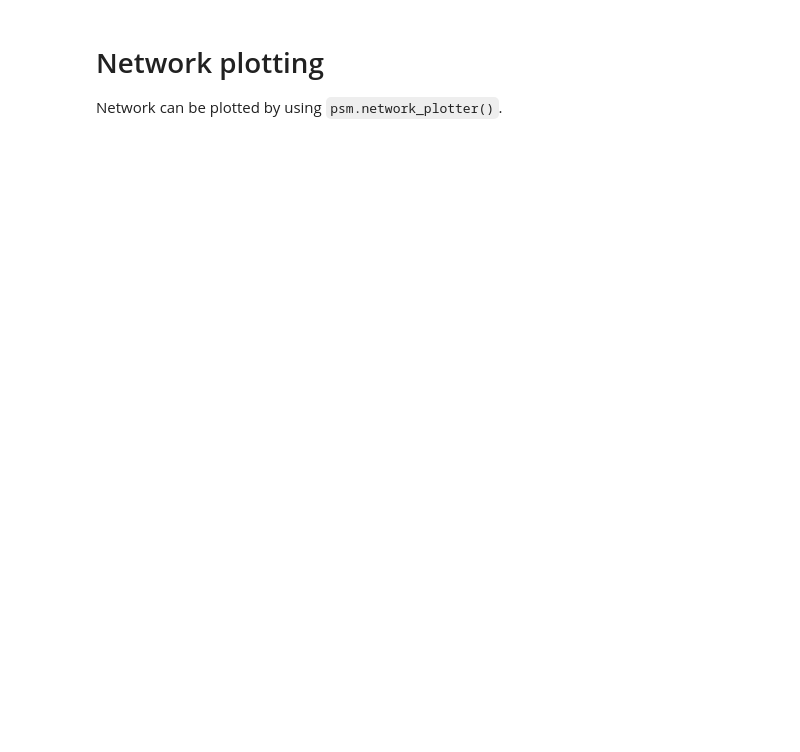
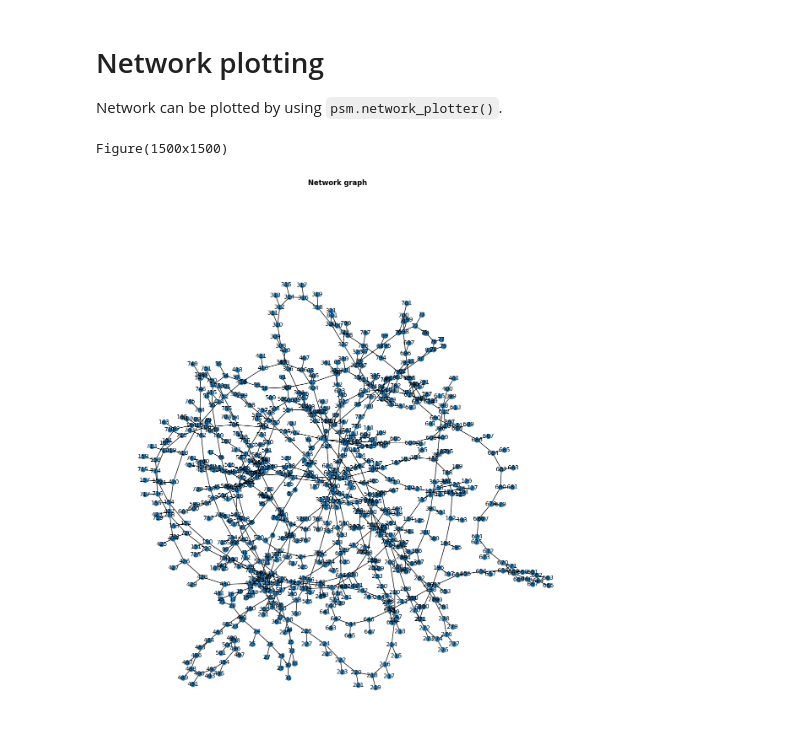
Before and after one commit to ACMason117/power-system-simulation-acdc, a Jupyter notebook: src/power_system_simulation/Final_presentation.ipynb, the cells around one changed output. Cells and saved outputs as stored; diff of their text form; code cells hidden in the pictures; blank space fills up the shorter version.

```diff
--- a/src/power_system_simulation/Final_presentation.ipynb
+++ b/src/power_system_simulation/Final_presentation.ipynb
@@ -580,2 +658,14 @@ psm.network_plotter()
+# %%
+dataset = json_deserialize_from_file("input_network_data_big.json")
+reactive_power_data = pd.read_parquet("reactive_power_profile_big.parquet")
+active_power_data = pd.read_parquet("active_power_profile_big.parquet")
+ev_active_power_data = pd.read_parquet("ev_active_power_profile_big.parquet")
+
+psm = pss.PowerSim(grid_data=dataset)
+
+psm.network_plotter()
+# %% [output]
+Figure(1500x1500)
+[figure, added]
 # %%
 psm.network_plotter(plot_criteria=tp.AllEdges)
```
Also changed, not shown: parts of 13 cells of this notebook.
